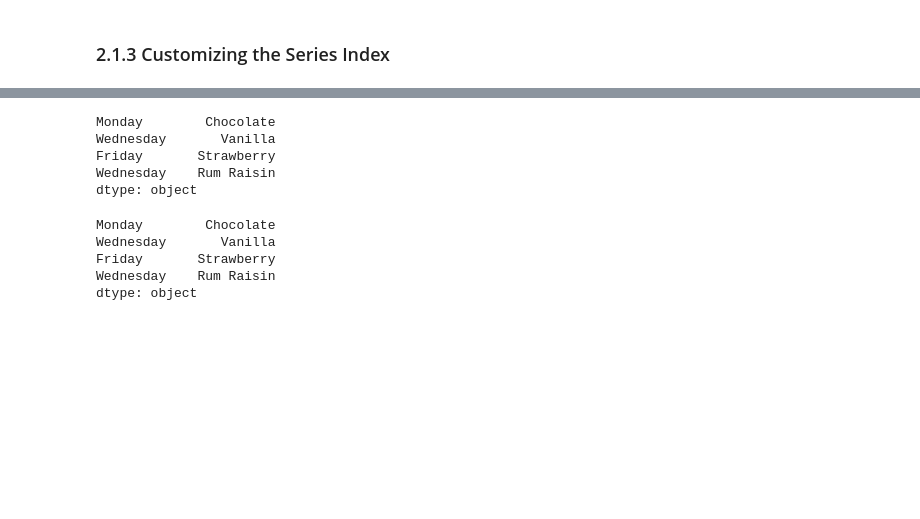
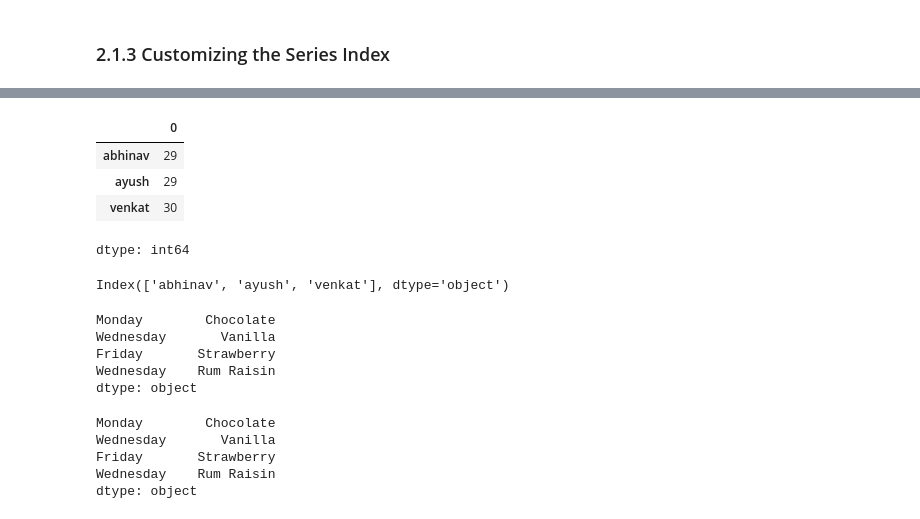
Before and after one commit to brownsloth/3by3, a Jupyter notebook: chapter_02_the_series_object/chapter_02_the_series_object.ipynb, the cells around one changed output, grey strips where cells are left out. Saved outputs shown, nothing was run; the diff lists cells and outputs as text; code cells hidden in the pictures; blank space fills up the shorter version.

```diff
--- a/chapter_02_the_series_object/chapter_02_the_series_object.ipynb
+++ b/chapter_02_the_series_object/chapter_02_the_series_object.ipynb
@@ -59,4 +83,27 @@ Saturday     Rum Raisin
 dtype: object
+# %%
+my_friends = [
+    "abhinav",
+    "ayush",
+    "venkat"
+]
+my_age = [
+    29,
+    29,
+    30
+]
+friend_ages = pd.Series(my_age, my_friends)
+friend_ages.head()
+# %% [output]
+|  | 0 |
+| abhinav | 29 |
+| ayush | 29 |
+| venkat | 30 |
+dtype: int64
+# %%
+friend_ages.index
+# %% [output]
+Index(['abhinav', 'ayush', 'venkat'], dtype='object')
 # %%
 ice_cream_flavors = [
     "Chocolate",
```
Also changed, not shown: parts of 82 cells of this notebook.
